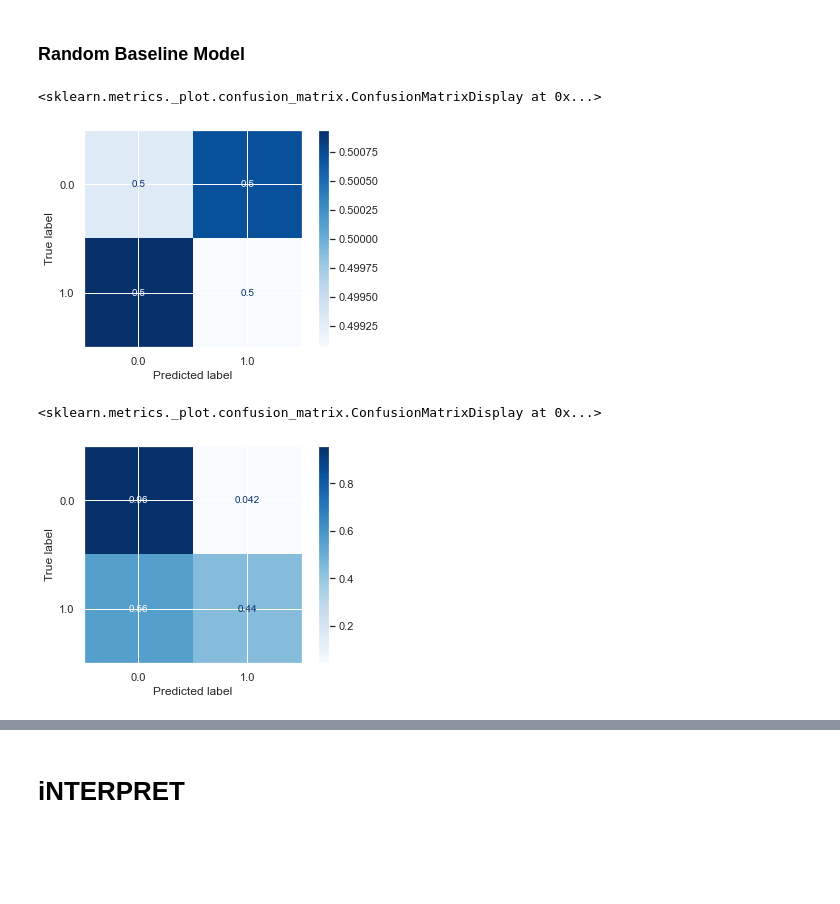
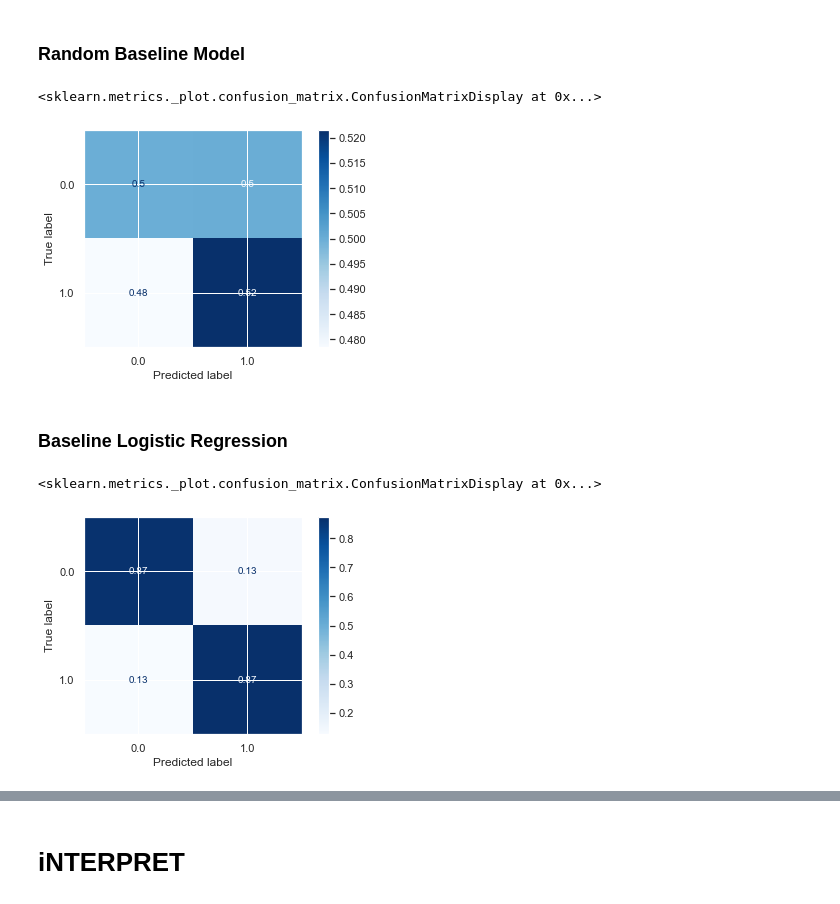
Before and after one commit to ndgigliotti/dsc-phase-3-project, a Jupyter notebook: index.ipynb, the cells around one changed output, grey strips where cells are left out. Cells and saved outputs as stored; diff of their text form; code cells hidden in the pictures; blank space fills up the shorter version.

```diff
--- a/index.ipynb
+++ b/index.ipynb
@@ -481,0 +492,2 @@ numeric_cols = utils.numeric_cols
+# %%
+df[utils.numeric_cols(df)] = df.select_dtypes("number").astype(np.float64)
@@ -482,6 +498,6 @@ numeric_cols = utils.numeric_cols
 # %%
 pre_pipe = [
-    ("onehot", OneHotEncoder(sparse=False, drop="first"), multicat_cols)
+    ("onehot", OneHotEncoder(sparse=False, drop="first"), utils.multicat_cols)
 ]
 pre_pipe = ColumnTransformer(pre_pipe, remainder="passthrough", sparse_threshold=0)
 pre_pipe
@@ -493,2 +508,0 @@ ColumnTransformer(remainder='passthrough', sparse_threshold=0,
-# %%
-df[numeric_cols(df)] = df[numeric_cols(df)].astype(np.float64)
@@ -506,16 +536,19 @@ X_train.shape, X_test.shape, y_train.shape, y_test.shape
 # %% [markdown]
 ### Random Baseline Model
 # %%
-rand_class = DummyClassifier(strategy="uniform")
-dummy_model = rand_class.fit(X_train, y_train)
+dummy_model = DummyClassifier(strategy="uniform")
+dummy_model.fit(X_train, y_train)
 plot_confusion_matrix(dummy_model, X_test, y_test, cmap="Blues", normalize="true")
 # %% [output]
 <sklearn.metrics._plot.confusion_matrix.ConfusionMatrixDisplay at 0x...>
-[figure, old version]
+[figure, new version]
+# %% [markdown]
+### Baseline Logistic Regression
 # %%
-knn_class = KNeighborsClassifier(n_neighbors=5, n_jobs=-1)
-knn_model = knn_class.fit(X_train, y_train)
-plot_confusion_matrix(knn_model, X_test, y_test, cmap="Blues", normalize="true")
+log_model = LogisticRegression(
+    multi_class="ovr", max_iter=1e4, class_weight="balanced")
+log_model = log_model.fit(X_train, y_train)
+plot_confusion_matrix(log_model, X_test, y_test, cmap="Blues", normalize="true")
 # %% [output]
 <sklearn.metrics._plot.confusion_matrix.ConfusionMatrixDisplay at 0x...>
-[figure, old version]
+[figure, new version]
```
Also changed, not shown: parts of 17 cells of this notebook, 4 other files.
